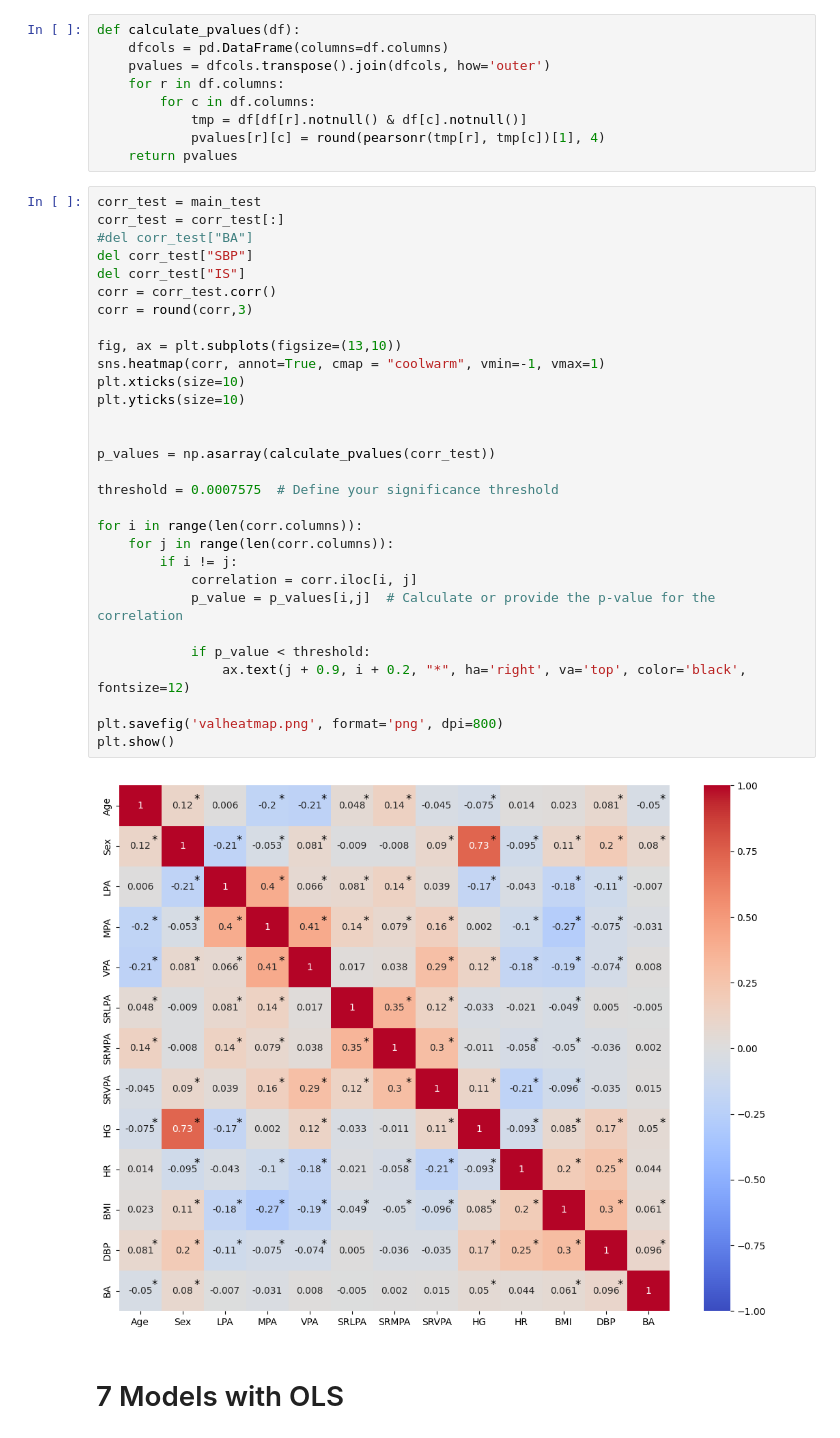
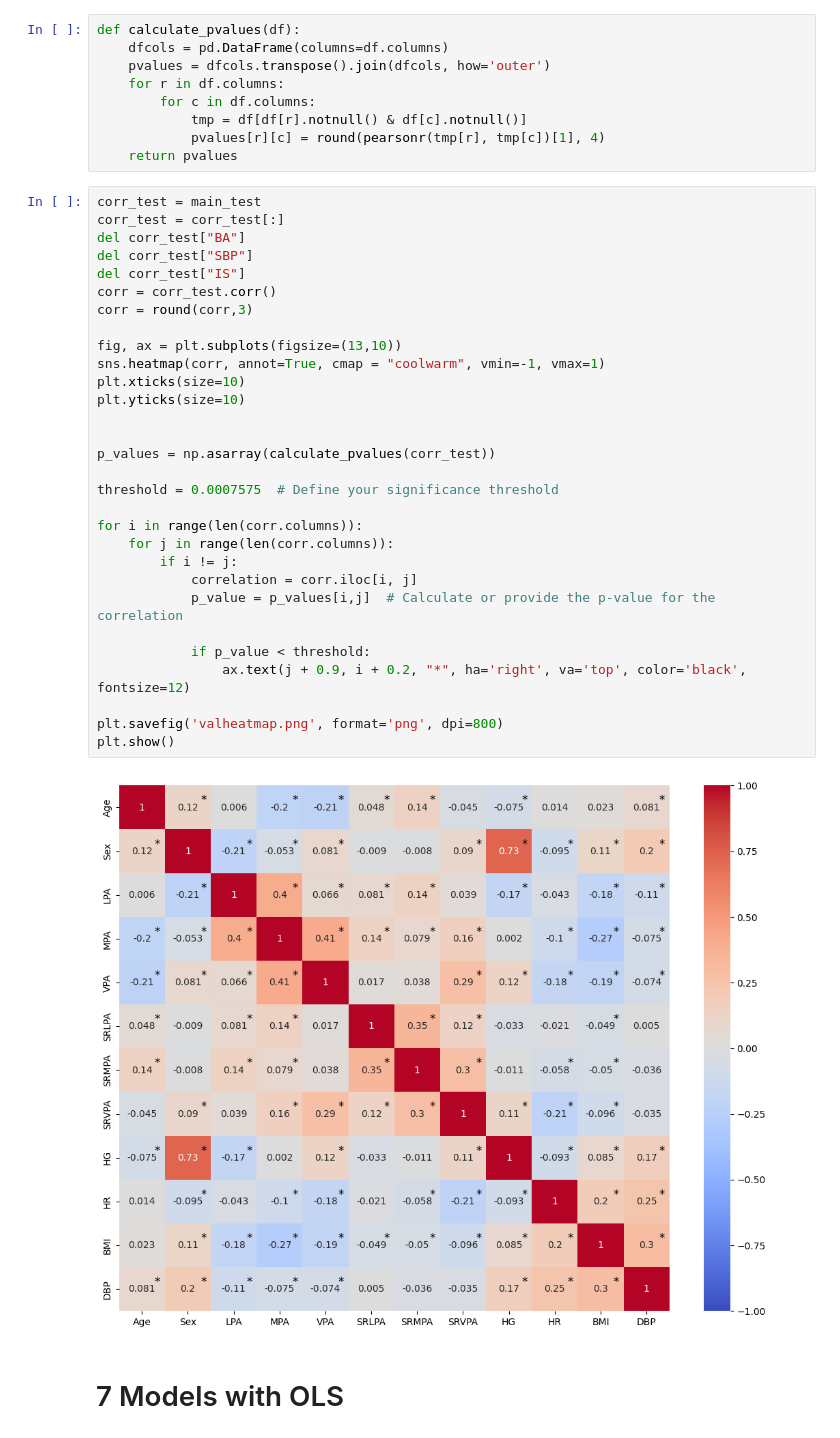
Before and after one commit to ivychad/Physical-Activity-BrainAGE, a Jupyter notebook: 3B Validation.ipynb, the cells around one changed output. Drawn from its saved outputs; the diff is of its cells as text.

```diff
--- a/3B Validation.ipynb
+++ b/3B Validation.ipynb
@@ -291,35 +294,35 @@ def calculate_pvalues(df):
 # %%
 corr_test = main_test
 corr_test = corr_test[:]
-#del corr_test["BA"]
+del corr_test["BA"]
 del corr_test["SBP"]
 del corr_test["IS"]
 corr = corr_test.corr()
 corr = round(corr,3)
 
 fig, ax = plt.subplots(figsize=(13,10))
 sns.heatmap(corr, annot=True, cmap = "coolwarm", vmin=-1, vmax=1)
 plt.xticks(size=10)
 plt.yticks(size=10)
 
 
 p_values = np.asarray(calculate_pvalues(corr_test))
 
 threshold = 0.0007575  # Define your significance threshold
 
 for i in range(len(corr.columns)):
     for j in range(len(corr.columns)):
         if i != j:
             correlation = corr.iloc[i, j]
             p_value = p_values[i,j]  # Calculate or provide the p-value for the correlation
 
             if p_value < threshold:
                 ax.text(j + 0.9, i + 0.2, "*", ha='right', va='top', color='black', fontsize=12)
 
 plt.savefig('valheatmap.png', format='png', dpi=800)
 plt.show()
 # %% [output]
-[figure, old version]
+[figure, new version]
 # %% [markdown]
 # 7 Models with OLS
 # %% [markdown]
```
Also changed, not shown: parts of 8 cells of this notebook, 3 other files.
